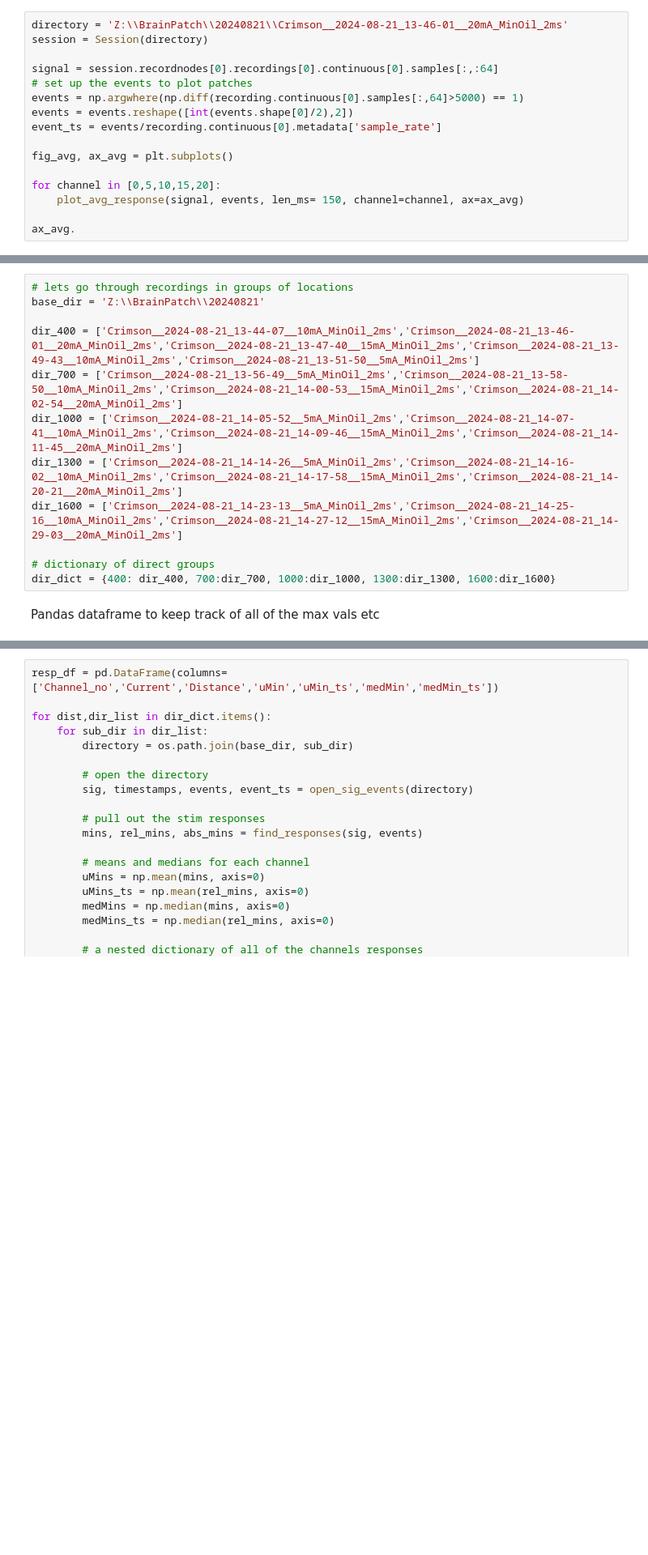
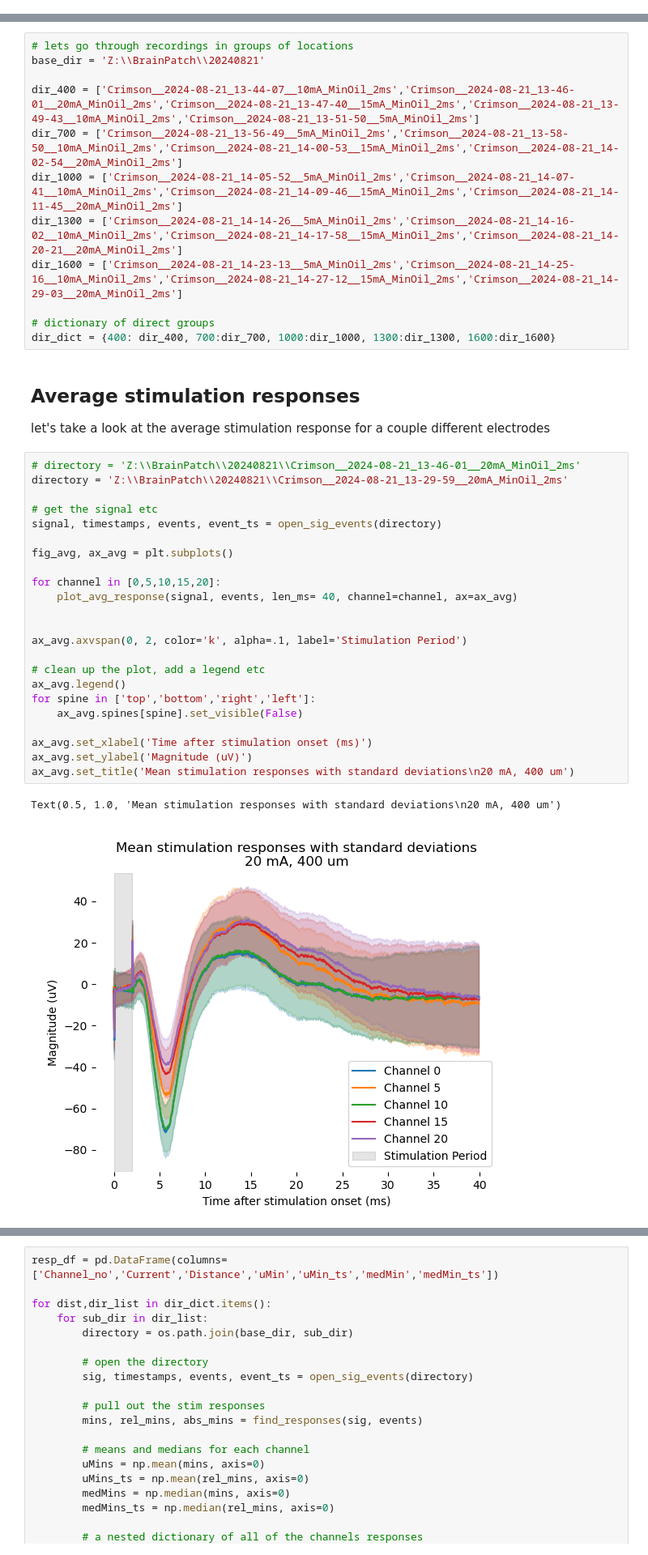
Before and after one commit to kb0dkin/Work_Tools, a Jupyter notebook: BrainPatch_analysis/crimson_responses.ipynb, the cells around one changed output, grey strips where cells are left out. Shown at 81% size. Drawn from its saved outputs; the diff is of its cells as text; blank space fills up the shorter version.

```diff
--- a/BrainPatch_analysis/crimson_responses.ipynb
+++ b/BrainPatch_analysis/crimson_responses.ipynb
@@ -205,16 +209,0 @@ def plot_avg_response(signal, events, len_ms:int = 25, channel = 0, ax:plt.axes=
-# %%
-directory = 'Z:\\BrainPatch\\20240821\\Crimson__2024-08-21_13-46-01__20mA_MinOil_2ms'
-session = Session(directory)
-
-signal = session.recordnodes[0].recordings[0].continuous[0].samples[:,:64]
-# set up the events to plot patches
-events = np.argwhere(np.diff(recording.continuous[0].samples[:,64]>5000) == 1)
-events = events.reshape([int(events.shape[0]/2),2])
-event_ts = events/recording.continuous[0].metadata['sample_rate']
-
-fig_avg, ax_avg = plt.subplots()
-
-for channel in [0,5,10,15,20]:
-    plot_avg_response(signal, events, len_ms= 150, channel=channel, ax=ax_avg)
-
-ax_avg.
@@ -251,5 +240,33 @@ dir_1600 = ['Crimson__2024-08-21_14-23-13__5mA_MinOil_2ms','Crimson__2024-08-21_
 
 # dictionary of direct groups
 dir_dict = {400: dir_400, 700:dir_700, 1000:dir_1000, 1300:dir_1300, 1600:dir_1600}
-# %% [markdown]
-Pandas dataframe to keep track of all of the max vals etc
+# %% [markdown]
+## Average stimulation responses
+
+let's take a look at the average stimulation response for a couple different electrodes
+# %%
+# directory = 'Z:\\BrainPatch\\20240821\\Crimson__2024-08-21_13-46-01__20mA_MinOil_2ms'
+directory = 'Z:\\BrainPatch\\20240821\\Crimson__2024-08-21_13-29-59__20mA_MinOil_2ms'
+
+# get the signal etc
+signal, timestamps, events, event_ts = open_sig_events(directory)
+
+fig_avg, ax_avg = plt.subplots()
+
+for channel in [0,5,10,15,20]:
+    plot_avg_response(signal, events, len_ms= 40, channel=channel, ax=ax_avg)
+
+
+ax_avg.axvspan(0, 2, color='k', alpha=.1, label='Stimulation Period')
+
+# clean up the plot, add a legend etc
+ax_avg.legend()
+for spine in ['top','bottom','right','left']:
+    ax_avg.spines[spine].set_visible(False)
+
+ax_avg.set_xlabel('Time after stimulation onset (ms)')
+ax_avg.set_ylabel('Magnitude (uV)')
+ax_avg.set_title('Mean stimulation responses with standard deviations\n20 mA, 400 um')
+# %% [output]
+Text(0.5, 1.0, 'Mean stimulation responses with standard deviations\n20 mA, 400 um')
+[figure, added]
```
Also changed, not shown: parts of 25 cells of this notebook.
